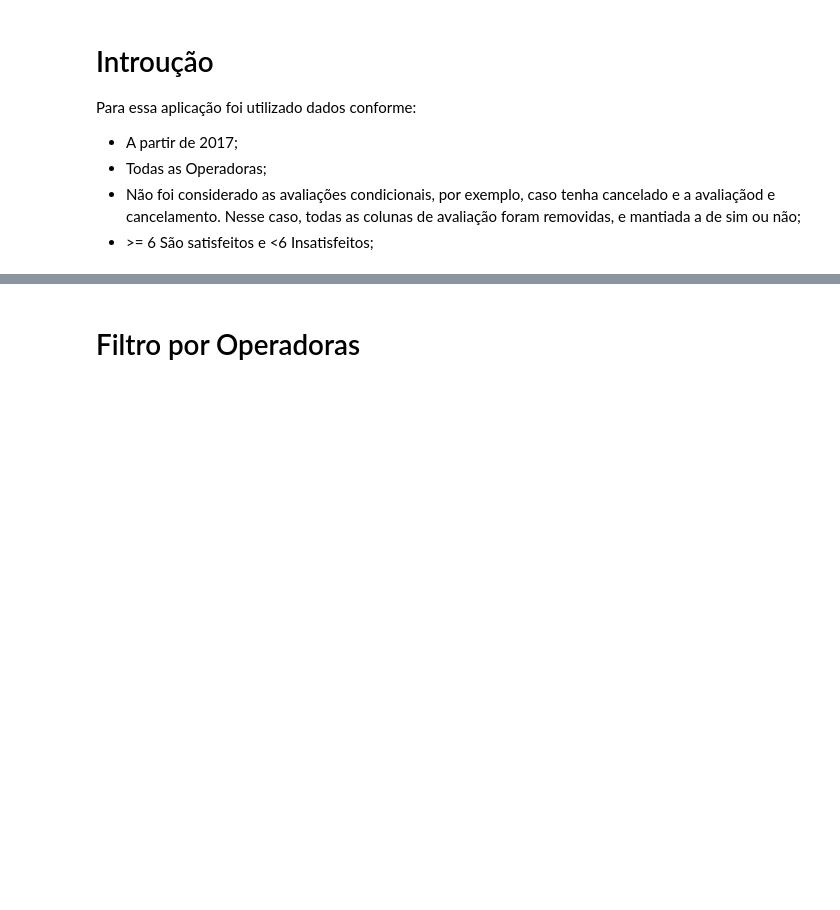
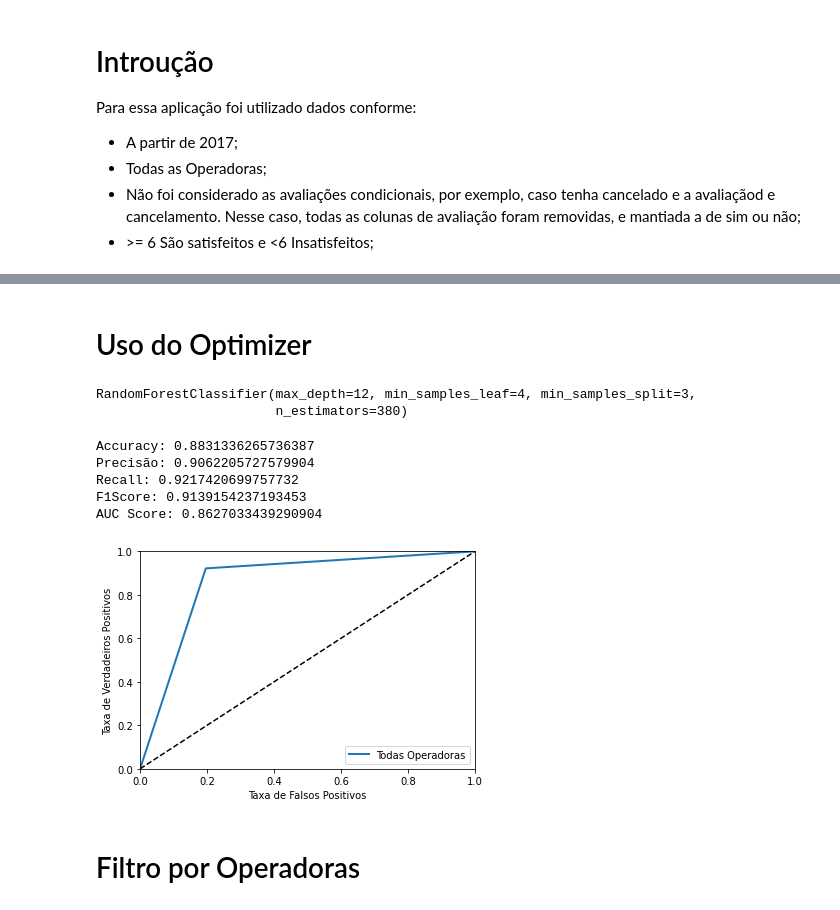
Before and after one commit to mrelero/machine-learning-anatel-database, a Jupyter notebook: ML_Techs/ml_analisys_1.ipynb, the cells around one changed output, grey strips where cells are left out. Drawn from its saved outputs; the diff is of its cells as text; code cells hidden in the pictures; blank space fills up the shorter version.

Commit message:
Novos testes com Optimizer

```diff
--- a/ML_Techs/ml_analisys_1.ipynb
+++ b/ML_Techs/ml_analisys_1.ipynb
@@ -141,4 +181,56 @@ AUC Score: 0.8611358456554923
 [figure]
+# %% [markdown]
+# Uso do Optimizer
+# %%
+from skopt import BayesSearchCV
+from skopt.space import Real, Categorical, Integer
+
+search_space = {"bootstrap": Categorical([True, False]), # values for boostrap can be either True or False
+        "max_depth": Integer(6, 12, 24, 48), # values of max_depth are integers from 6 to 20
+        "min_samples_leaf": Integer(2, 4, 8, 16),
+        "min_samples_split": Integer(2, 4, 8, 16),
+        "n_estimators": Integer(200, 400, 600, 800)
+    }
+
+forest_clf = RandomForestClassifier()
+
+forest_bayes_search = BayesSearchCV(forest_clf, search_space, n_iter=10, # specify how many iterations
+                                    scoring="roc_auc", n_jobs=-1)
+
+forest_bayes_search.fit(X_train, y_train)
+
+forest_bayes_search.best_score_
+
+forest_bayes_search.best_estimator_
+# %% [output]
+RandomForestClassifier(max_depth=12, min_samples_leaf=4, min_samples_split=3,
+                       n_estimators=380)
+# %%
+Rand_Forest_Class = forest_bayes_search.best_estimator_
+
+y_pred = Rand_Forest_Class.predict(X_test)
+
+print("Accuracy:",metrics.accuracy_score(y_test, y_pred))
+cmRF = confusion_matrix(y_test, y_pred)
+
+
+pRF = precision_score(y_test,y_pred)
+rRF = recall_score(y_test,y_pred)
+F1RF = f1_score(y_test, y_pred)
+print("Precisão:", pRF)
+print("Recall:", rRF)
+print("F1Score:", F1RF)
+fprRF, tprRF, threshold_RF = roc_curve(y_test,y_pred)
+plot_roc_curve(fprRF,tprRF, "Todas Operadoras")
+aucRF = roc_auc_score(y_test,y_pred,)
+print("AUC Score:",aucRF)
+# %% [output]
+Accuracy: 0.8831336265736387
+Precisão: 0.9062205727579904
+Recall: 0.9217420699757732
+F1Score: 0.9139154237193453
+AUC Score: 0.8627033439290904
+[figure, added]
 # %% [markdown]
 # Filtro por Operadoras
 # %%
```
Also changed, not shown: parts of 2 cells of this notebook.
